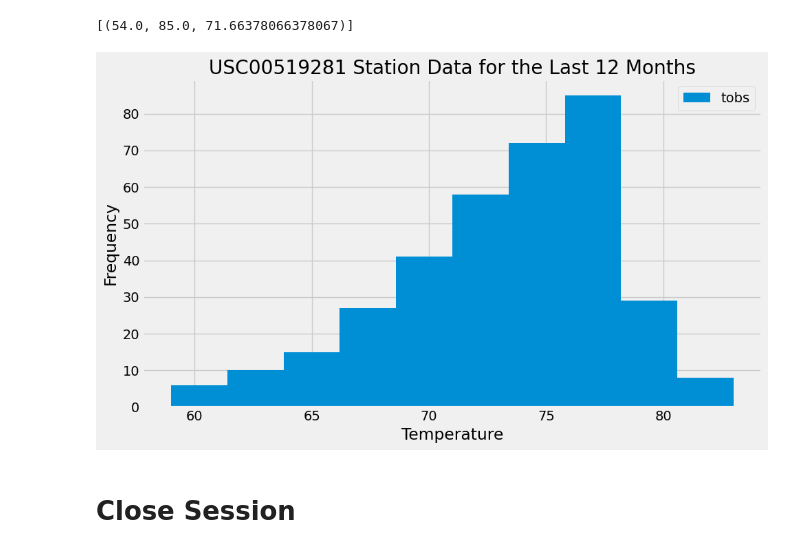
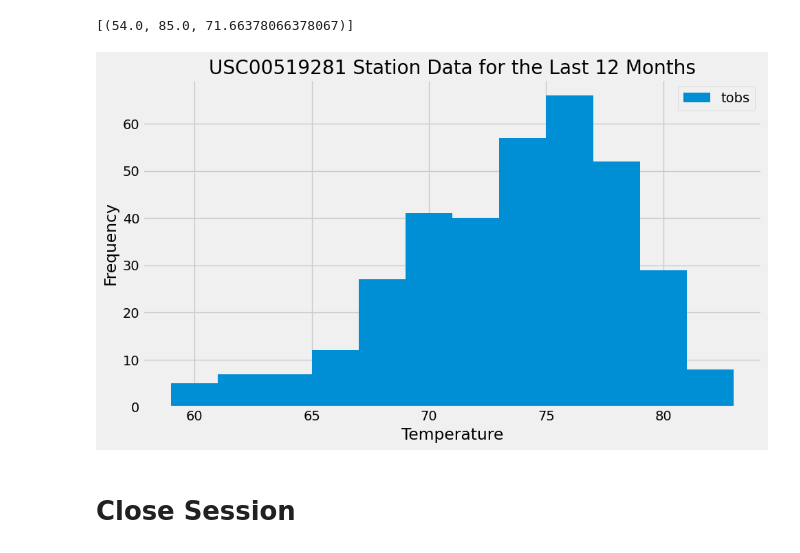
Before and after one commit to thaychansy/sqlalchemy-challenge, a Jupyter notebook: surfsup/climate.ipynb, the cells around one changed output. Saved outputs shown, nothing was run; the diff lists cells and outputs as text; code cells hidden in the pictures.

```diff
--- a/surfsup/climate.ipynb
+++ b/surfsup/climate.ipynb
@@ -188,24 +188,24 @@ print(temp_info)
 # %%
 # Using the most active station id
 # Query the last 12 months of temperature observation data for this station and plot the results as a histogram
 most_active_station = session.query((Measurement.tobs))\
     .filter(Measurement.date >= one_year_ago)\
     .filter(Measurement.station == 'USC00519281').all()
 
 # Load the query results into a Pandas DataFrame
 most_active_df = pd.DataFrame(most_active_station, columns=['tobs'])
 
 # Use Pandas Plotting with Matplotlib to plot the data
 plt.figure(figsize=(10,6))
-plt.hist(most_active_df, label=["tobs"])
+plt.hist(most_active_df, bins=12, label=["tobs"])
 plt.xlabel('Temperature')
 plt.ylabel('Frequency')
 plt.title('USC00519281 Station Data for the Last 12 Months')
 plt.legend()
 plt.tight_layout()
 plt.show()
 # %% [output]
-[figure, old version]
+[figure, new version]
 # %% [markdown]
 # Close Session
 # %%
```
